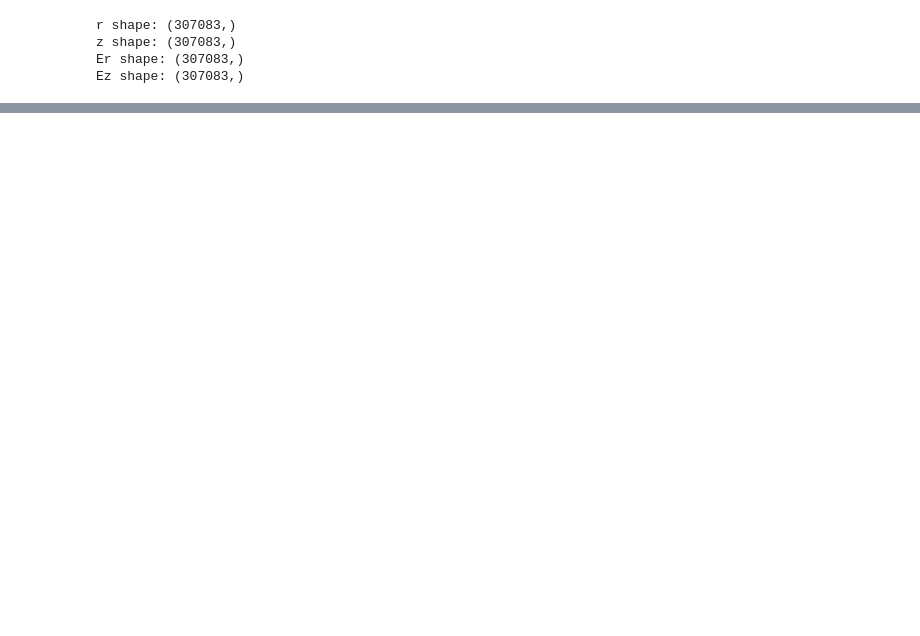
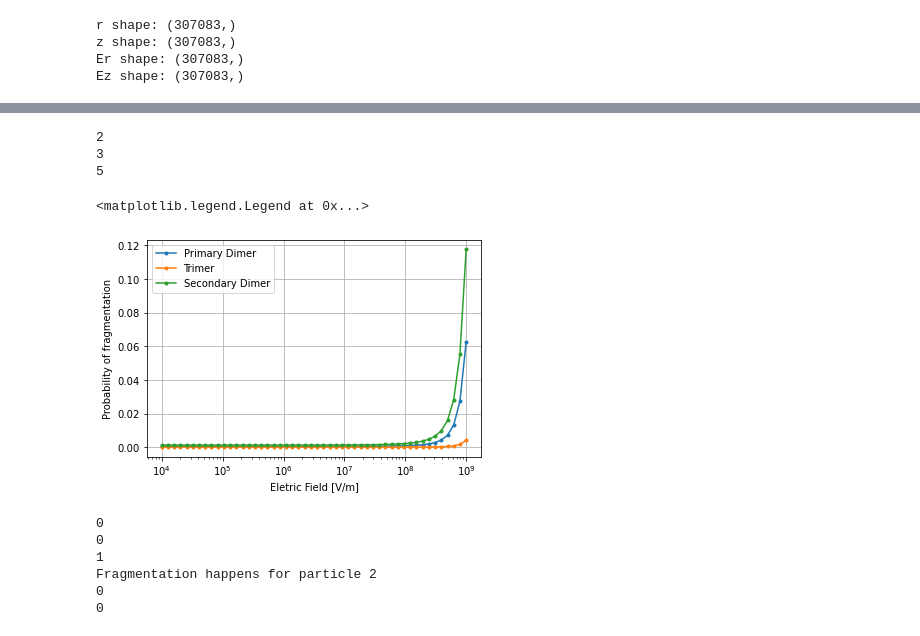
Before and after one commit to Rafid-Ben/Electrospray_DF_Py, a Jupyter notebook: Efield_emitter_plot.ipynb, the cells around one changed output, grey strips where cells are left out. Cells and saved outputs as stored; diff of their text form; code cells hidden in the pictures; blank space fills up the shorter version.

```diff
--- a/Efield_emitter_plot.ipynb
+++ b/Efield_emitter_plot.ipynb
@@ -99,0 +164,27 @@ plt.show()
+# %%
+dt=5e-12
+coeffs=np.array([2,3,5])
+# Map coefficients to legend labels
+label_map = {
+    2: "Primary Dimer",
+    3: "Trimer",
+    5: "Secondary Dimer"
+}
+
+for coeff in coeffs:
+    print(coeff)
+    species=coeff*np.ones_like(efield)
+    frag=prob_frag_compute(species,efield,dt)
+    plt.plot(efield, frag , '.-',label=label_map[coeff])
+    plt.xlabel("Eletric Field [V/m]")
+    plt.ylabel("Probability of fragmentation")
+    plt.grid(True)
+    plt.gca().set_xscale("log")
+    #plt.gca().set_yscale("log")
+plt.legend()
+# %% [output]
+2
+3
+5
+<matplotlib.legend.Legend at 0x...>
+[figure, added]
@@ -99,0 +258,9 @@ plt.show()
+# %%
+idx,species,masses,charges,pos,vel,acc =fragmentation_array(idx,species,masses,charges,pos,vel,acc,frag)
+# %% [output]
+0
+0
+1
+Fragmentation happens for particle 2
+0
+0
```
Also changed, not shown: parts of 8 cells of this notebook, 4 other files.
